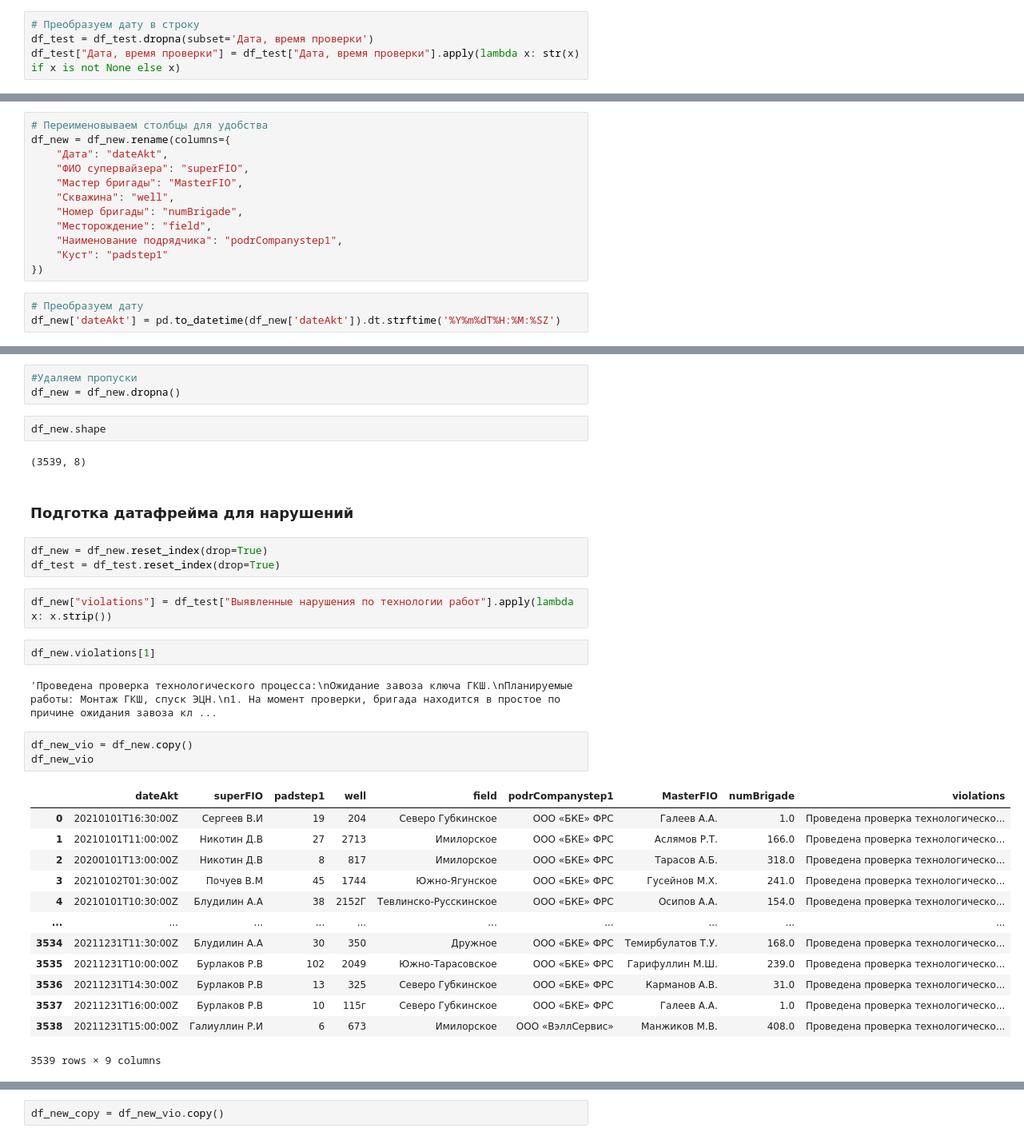
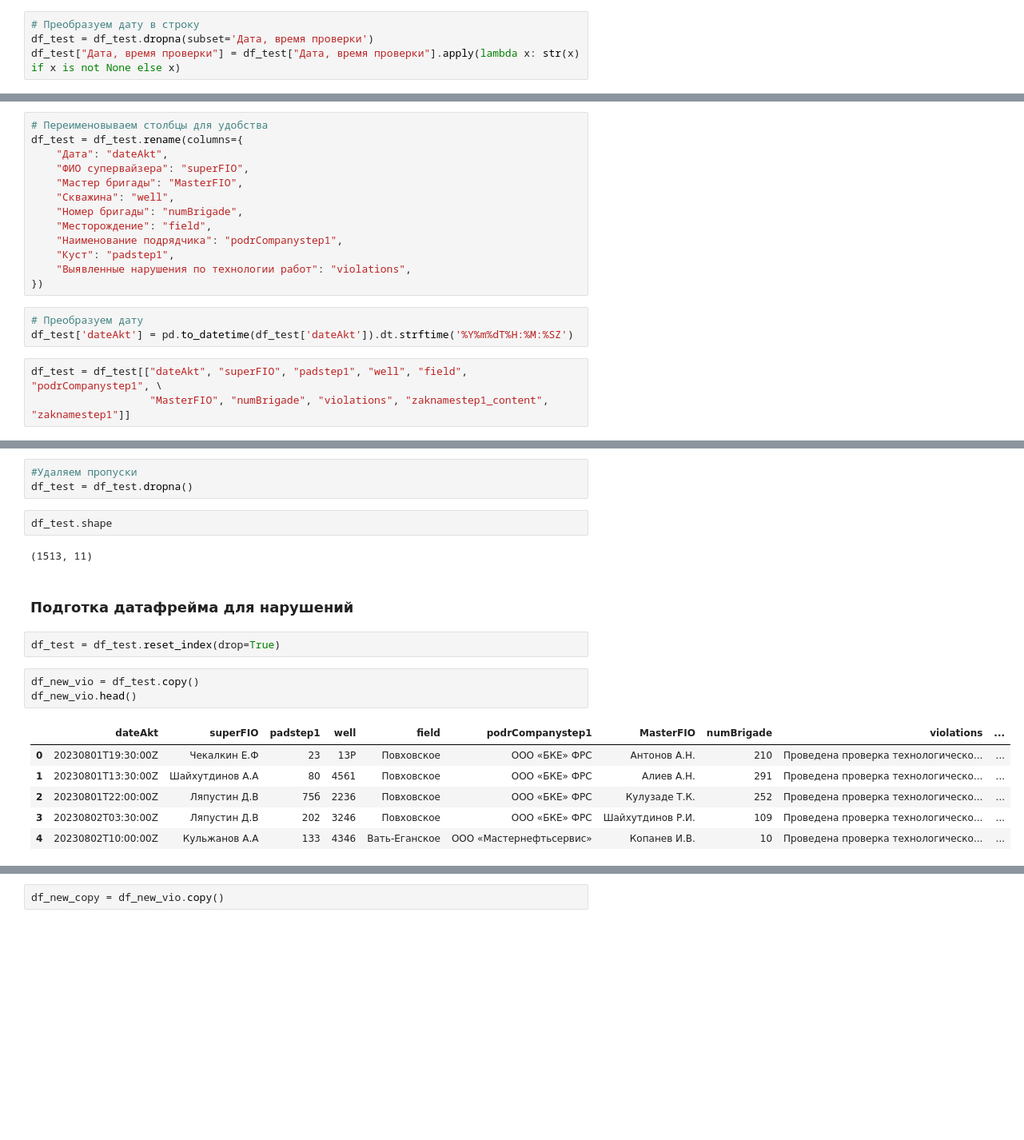
Before and after one commit to baybakov07/upload-acts-from-excel, a Jupyter notebook: act_technology.ipynb, the cells around one changed output, grey strips where cells are left out. Shown: that part at 80% size. Cells and saved outputs as stored; diff of their text form; blank space fills up the shorter version.

```diff
--- a/act_technology.ipynb
+++ b/act_technology.ipynb
@@ -341,6 +339,6 @@ df_new = df_new.reset_index(drop=True)
 # %%
 # Переименовываем столбцы для удобства
-df_new = df_new.rename(columns={
+df_test = df_test.rename(columns={
     "Дата": "dateAkt",
     "ФИО супервайзера": "superFIO",
     "Мастер бригады": "MasterFIO",
@@ -348,10 +346,14 @@ df_new = df_new.rename(columns={
     "Номер бригады": "numBrigade",
     "Месторождение": "field",
     "Наименование подрядчика": "podrCompanystep1",
-    "Куст": "padstep1"
+    "Куст": "padstep1",
+    "Выявленные нарушения по технологии работ": "violations",
 })
 # %%
 # Преобразуем дату
-df_new['dateAkt'] = pd.to_datetime(df_new['dateAkt']).dt.strftime('%Y%m%dT%H:%M:%SZ')
+df_test['dateAkt'] = pd.to_datetime(df_test['dateAkt']).dt.strftime('%Y%m%dT%H:%M:%SZ')
+# %%
+df_test = df_test[["dateAkt", "superFIO", "padstep1", "well", "field", "podrCompanystep1", \
+                   "MasterFIO", "numBrigade", "violations", "zaknamestep1_content", "zaknamestep1"]]
 # %%
 # Смотрим на кол-во пропусков
@@ -368,36 +373,22 @@ numBrigade           2
 dtype: int64
 # %%
 #Удаляем пропуски
-df_new = df_new.dropna()
+df_test = df_test.dropna()
 # %%
-df_new.shape
+df_test.shape
 # %% [output]
-(3539, 8)
+(1513, 11)
 # %% [markdown]
 ### Подготка датафрейма для нарушений
 # %%
-df_new = df_new.reset_index(drop=True)
 df_test = df_test.reset_index(drop=True)
-# %%
-df_new["violations"] = df_test["Выявленные нарушения по технологии работ"].apply(lambda x: x.strip())
-# %%
-df_new.violations[1]
-# %% [output]
-'Проведена проверка технологического процесса:\nОжидание завоза ключа ГКШ.\nПланируемые работы: Монтаж ГКШ, спуск ЭЦН.\n1. На момент проверки, бригада находится в простое по причине ожидания завоза кл ...
 # %%
-df_new_vio = df_new.copy()
-df_new_vio
+df_new_vio = df_test.copy()
+df_new_vio.head()
 # %% [output]
-|  | dateAkt | superFIO | padstep1 | well | field | podrCompanystep1 | MasterFIO | numBrigade | violations |
-| 0 | 20210101T16:30:00Z | Сергеев В.И | 19 | 204 | Северо Губкинское | ООО «БКЕ» ФРС | Галеев А.А. | 1.0 | Проведена проверка технологическо... |
-| 1 | 20210101T11:00:00Z | Никотин Д.В | 27 | 2713 | Имилорское | ООО «БКЕ» ФРС | Аслямов Р.Т. | 166.0 | Проведена проверка технологическо... |
-| 2 | 20200101T13:00:00Z | Никотин Д.В | 8 | 817 | Имилорское | ООО «БКЕ» ФРС | Тарасов А.Б. | 318.0 | Проведена проверка технологическо... |
-| 3 | 20210102T01:30:00Z | Почуев В.М | 45 | 1744 | Южно-Ягунское | ООО «БКЕ» ФРС | Гусейнов М.Х. | 241.0 | Проведена проверка технологическо... |
-| 4 | 20210101T10:30:00Z | Блудилин А.А | 38 | 2152Г | Тевлинско-Русскинское | ООО «БКЕ» ФРС | Осипов А.А. | 154.0 | Проведена проверка технологическо... |
-| ... | ... | ... | ... | ... | ... | ... | ... | ... | ... |
-| 3534 | 20211231T11:30:00Z | Блудилин А.А | 30 | 350 | Дружное | ООО «БКЕ» ФРС | Темирбулатов Т.У. | 168.0 | Проведена проверка технологическо... |
-| 3535 | 20211231T10:00:00Z | Бурлаков Р.В | 102 | 2049 | Южно-Тарасовское | ООО «БКЕ» ФРС | Гарифуллин М.Ш. | 239.0 | Проведена проверка технологическо... |
-| 3536 | 20211231T14:30:00Z | Бурлаков Р.В | 13 | 325 | Северо Губкинское | ООО «БКЕ» ФРС | Карманов А.В. | 31.0 | Проведена проверка технологическо... |
-| 3537 | 20211231T16:00:00Z | Бурлаков Р.В | 10 | 115г | Северо Губкинское | ООО «БКЕ» ФРС | Галеев А.А. | 1.0 | Проведена проверка технологическо... |
-| 3538 | 20211231T15:00:00Z | Галиуллин Р.И | 6 | 673 | Имилорское | ООО «ВэллСервис» | Манжиков М.В. | 408.0 | Проведена проверка технологическо... |
+|  | dateAkt | superFIO | padstep1 | well | field | podrCompanystep1 | MasterFIO | numBrigade | violations | ... |
+| 0 | 20230801T19:30:00Z | Чекалкин Е.Ф | 23 | 13Р | Повховское | ООО «БКЕ» ФРС | Антонов А.Н. | 210 | Проведена проверка технологическо... | ... |
+| 1 | 20230801T13:30:00Z | Шайхутдинов А.А | 80 | 4561 | Повховское | ООО «БКЕ» ФРС | Алиев А.Н. | 291 | Проведена проверка технологическо... | ... |
+| 2 | 20230801T22:00:00Z | Ляпустин Д.В | 75б | 2236 | Повховское | ООО «БКЕ» ФРС | Кулузаде Т.К. | 252 | Проведена проверка технологическо... | ... |
+| 3 | 20230802T03:30:00Z | Ляпустин Д.В | 202 | 3246 | Повховское | ООО «БКЕ» ФРС | Шайхутдинов Р.И. | 109 | Проведена проверка технологическо... | ... |
+| 4 | 20230802T10:00:00Z | Кульжанов А.А | 133 | 4346 | Вать-Еганское | ООО «Мастернефтьсервис» | Копанев И.В. | 10 | Проведена проверка технологическо... | ... |
-3539 rows × 9 columns
```
Also changed, not shown: parts of 80 cells of this notebook, 3 other files.
